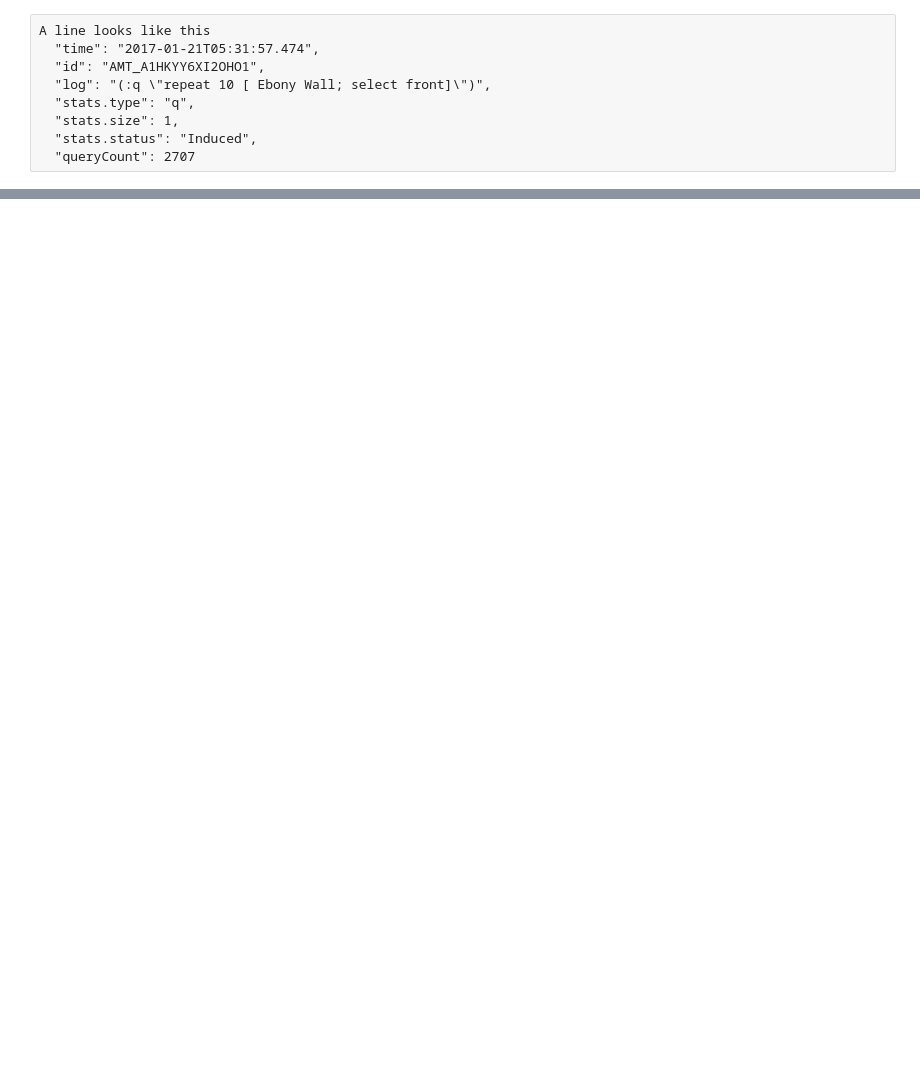
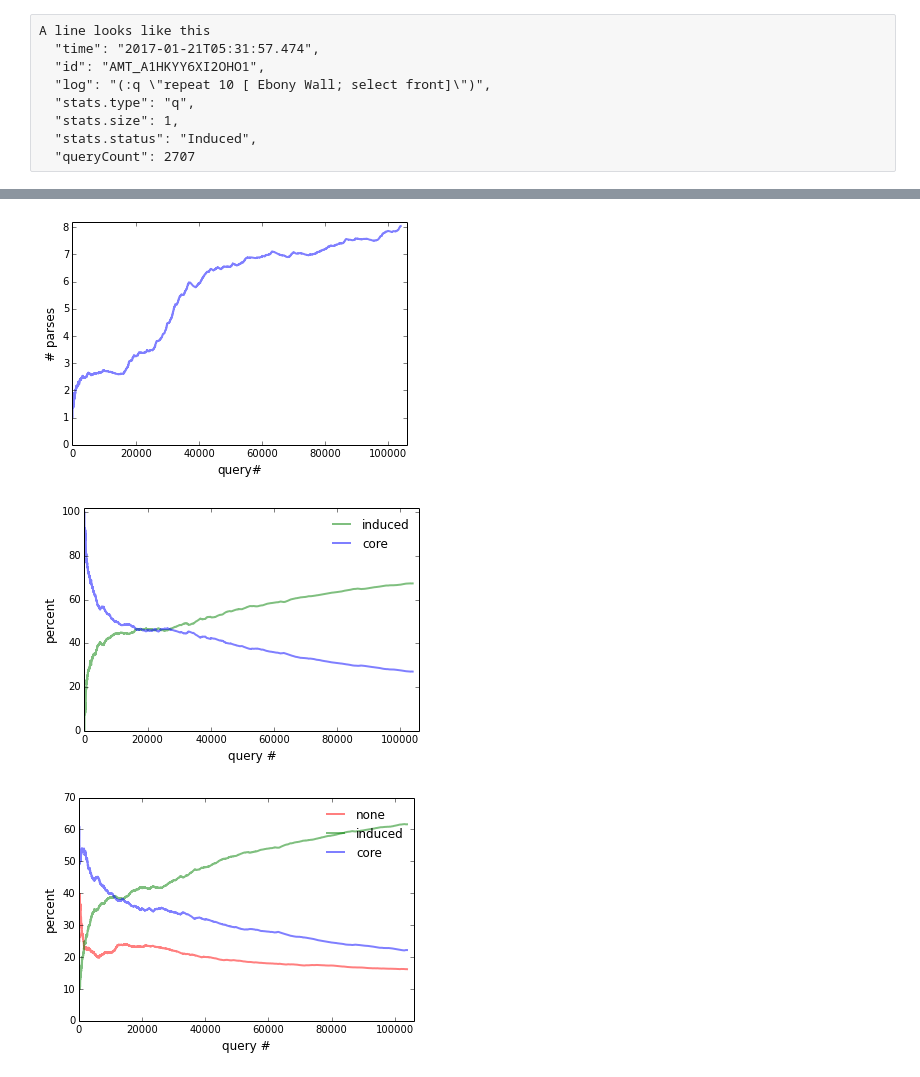
Before and after one commit to percyliang/sempre, a Jupyter notebook: interactive/generate_plots.ipynb, the cells around one changed output, grey strips where cells are left out. Saved outputs shown, nothing was run; the diff lists cells and outputs as text; code cells hidden in the pictures; blank space fills up the shorter version.

```diff
--- a/interactive/generate_plots.ipynb
+++ b/interactive/generate_plots.ipynb
@@ -178,0 +108,76 @@ percentCore()
+# %%
+
+def plot_reset():
+    global p
+    p = {'color': 'r', 'linewidth': 2, 'alpha':0.5}
+                       #, 'marker':'*', 'markersize':0.3}
+plot_reset()
+def savefig(filename = 'fig.pdf'):
+    plt.savefig(os.path.join(execPath,filename) ,  bbox_inches="tight")
+
+def plot_cumavg(x, y, xlabel='query#', ylabel='recall', title=None):
+    y_cum = np.cumsum(y).tolist()
+    #print accepts_np[:,1]
+    y_cumavg = [cum / float(count+1) for count,cum in enumerate(y_cum)]
+    #N = 500;
+    #y_cumavg = np.convolve(np.array(y), np.ones((N,))/N, mode='same').tolist()
+    #print accept_rate
+    #plt.scatter(means_baseline[0:], means[0:], s=colors, alpha=0.8, c='r')
+    plt.plot(x, y_cumavg, **p)
+
+    plt.xlabel(xlabel, fontsize=12)
+    plt.ylabel(ylabel, fontsize=12)
+    # plt.xlim(0, 0.65)
+    plt.ylim(0, max(y_cumavg)*1.02)
+    plt.xlim(0, len(rows)*1.02)
+    xp = np.linspace(0, 0.65, 300)
+
+    #plt.gca().set_aspect('equal', adjustable='box')
+    plottitle = title if title is not None else '%s_vs_%s.pdf' % (xlabel, ylabel)
+    # plt.savefig(os.path.join(execPath,plottitle) ,  bbox_inches="tight")
+
+def print_avg(x, name = 'unnamed'):
+    print 'avg(%s): %f' % (name, reduce(lambda a,b: a+b, x) / float(len(x)));
+def average_stat(stat = 'stats.size', type = 'accept'):
+    filtered_rows = [r for r in rows if r['stats.type'] == type]
+    query_counts = [r['queryCount'] for r in filtered_rows]
+    stats = [r[stat] for r in filtered_rows]
+    plot_cumavg(query_counts, stats, xlabel='query#', ylabel=stat.replace('stats.','').replace('size','# parses'));
+    print_avg(stats, stat)
+plt.figure()
+p['color'] = 'b'
+average_stat(stat = 'stats.size')
+#savefig('ambiguity.pdf')
+
+
+def precent_status(filtered_rows, status = 'Core'):
+    query_counts = [r['queryCount'] for r in filtered_rows]
+    is_status = [100 if r['stats.status'] == status else 0 for r in filtered_rows]
+    print_avg(is_status, 'percent of status ' + status)
+    plot_cumavg(query_counts, is_status, xlabel='query #', ylabel='percent');
+
+
+def plotCoreInducedNone(filtered_rows):
+    p['color'] = 'g'; p['label'] = 'induced';
+    precent_status(filtered_rows,status = 'Induced');
+    p['color'] = 'b'; p['label'] = 'core';
+    precent_status(filtered_rows, status = 'Core');
+    plt.legend(frameon=False)
+
+plt.figure()
+plotCoreInducedNone([r for r in rows if r['stats.type'] == 'accept'])
+# savefig('parse_status_accepted.pdf')
+
+def plotCoreInducedNone(filtered_rows):
+    p['color'] = 'r'; p['label'] = 'none';
+    precent_status(filtered_rows, status = 'Nothing');
+    p['color'] = 'g'; p['label'] = 'induced';
+    precent_status(filtered_rows,status = 'Induced');
+    p['color'] = 'b'; p['label'] = 'core';
+    precent_status(filtered_rows, status = 'Core');
+    plt.legend(frameon=False)
+plt.figure()
+plotCoreInducedNone([r for r in rows if r['stats.type'] == 'q' and r.has_key('stats.status')])
+plt.ylim(0, 70)
+savefig('parse_status_q.pdf')
+# %% [output]
@@ -179,3 +190,6 @@ percentCore()
+[figure, added]
+[figure, added]
+[figure, added]
 # %%
 def top_users(counts, line):
     id = 'sessionId'
```
Also changed, not shown: parts of 9 cells of this notebook, 14 other files.
